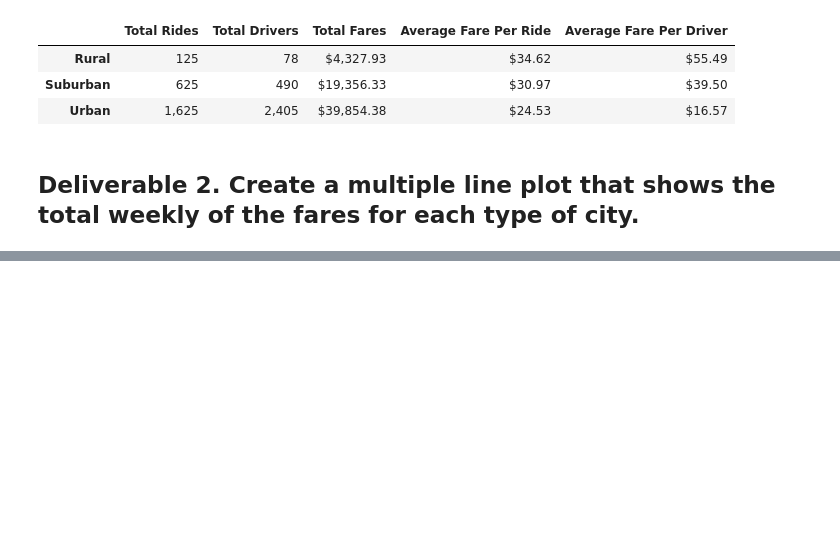
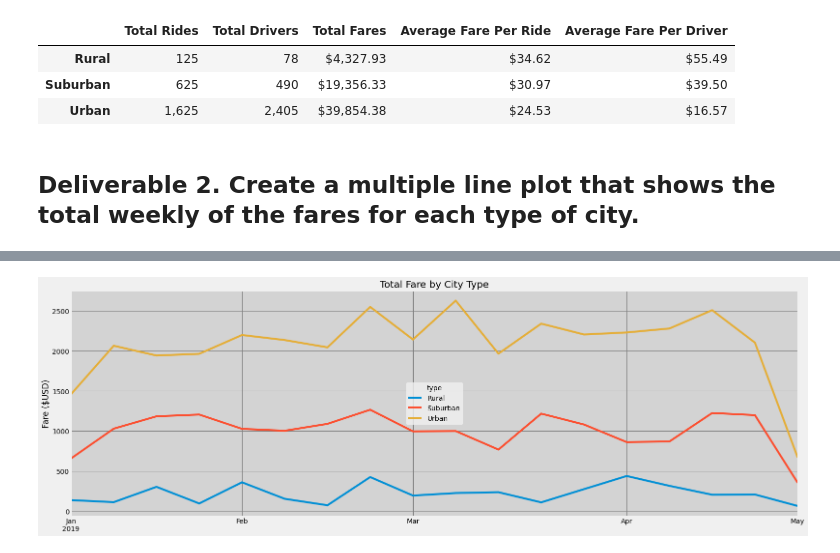
Before and after one commit to iiiGraham/Pyber_Analysis, a Jupyter notebook: PyBer_Challenge.ipynb, the cells around one changed output, grey strips where cells are left out. Saved outputs shown, nothing was run; the diff lists cells and outputs as text; code cells hidden in the pictures; blank space fills up the shorter version.

Commit message:
adding additional analysis and changes to challenge code.

```diff
--- a/PyBer_Challenge.ipynb
+++ b/PyBer_Challenge.ipynb
@@ -115,3 +117,5 @@ pyber_summary_df
 # %%
 # 4. Create a pivot table with the 'date' as the index, the columns ='type', and values='fare'
 # to get the total fares for each type of city by the date.
+fares_pivot = fares_by_date.pivot(index="date", columns="type", values="fare")
+fares_pivot
@@ -118,7 +137,8 @@ pyber_summary_df
 # %%
 # 5. Create a new DataFrame from the pivot table DataFrame using loc on the given dates, '2019-01-01':'2019-04-29'.
+rides_2019_Jan_Apr = fares_pivot.loc["2019-01-01":"2019-04-30"]
 # %%
 # 6. Set the "date" index to datetime datatype. This is necessary to use the resample() method in Step 8.
-# df.index = pd.to_datetime(df.index)
+rides_2019_Jan_Apr.index = pd.to_datetime(rides_2019_Jan_Apr.index)
 # %%
 # 7. Check that the datatype for the index is datetime using df.info()
@@ -125,2 +157,4 @@ pyber_summary_df
 # %%
 # 8. Create a new DataFrame using the "resample()" function by week 'W' and get the sum of the fares for each week.
+Jan_Apr_weekly_data = rides_2019_Jan_Apr.resample("W", closed="left").sum()
+Jan_Apr_weekly_data.tail()
@@ -133,0 +169,48 @@ style.use('fivethirtyeight')
+# %%
+# 8. Using the object-oriented interface method, plot the resample DataFrame using the df.plot() function.
+
+# set x_axis
+# x_axis = ["Jan", "Feb", "Mar", "Apr"]
+
+# set data for y_axis
+rural_fares = Jan_Apr_weekly_data["Rural"]
+suburban_fares = Jan_Apr_weekly_data["Suburban"]
+urban_fares = Jan_Apr_weekly_data["Urban"]
+fare_data = [rural_fares, suburban_fares, urban_fares]
+
+# Import the style from Matplotlib.
+from matplotlib import style
+import matplotlib.dates as mdates
+# Use the graph style fivethirtyeight.
+style.use('fivethirtyeight')
+
+# create fig and ax
+fig, ax = plt.subplots(figsize=(24,8))
+Jan_Apr_weekly_data.plot(ax=ax)
+# # plot the fares by city type
+# ax.plot(rural_fares, label="Rural")
+# ax.plot(suburban_fares, label="Suburban")
+# ax.plot(urban_fares, label="Urban")
+
+# # change the x-axis labels to name of the month
+# axis_months = mdates.MonthLocator(interval=1)
+# ax.xaxis.set_major_locator(axis_months)
+# ax.xaxis.set_major_formatter(mdates.DateFormatter("%b"))
+# # ax.set_xlim("2019-01-01", "2019-04-28")
+
+# set title
+ax.set_title("Total Fare by City Type")
+# set y axis label
+ax.set_ylabel("Fare ($USD)")
+# remove x axis label
+ax.set_xlabel("date", visible=False)
+# change background color to gray
+ax.set_facecolor("lightgray")
+# put grid on chart
+ax.grid(True, color="gray")
+# add legend to chart
+ax.legend(loc="center", title="type")
+# save the chart output in analysis folder
+plt.savefig("analysis/PyBer_fare_summary.png")
+# %% [output]
+[figure, added]
```
Also changed, not shown: parts of 10 cells of this notebook, 3 other files.
